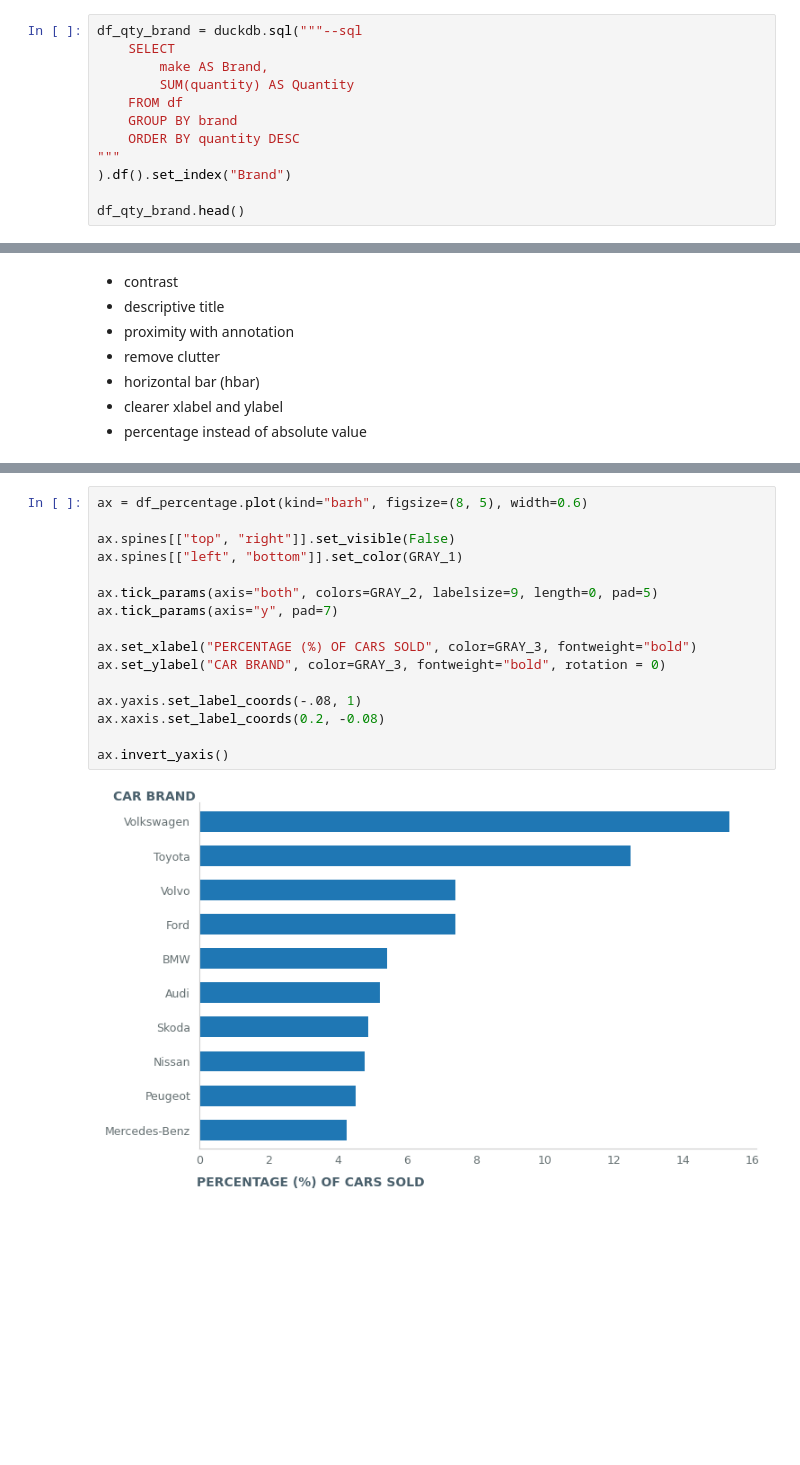
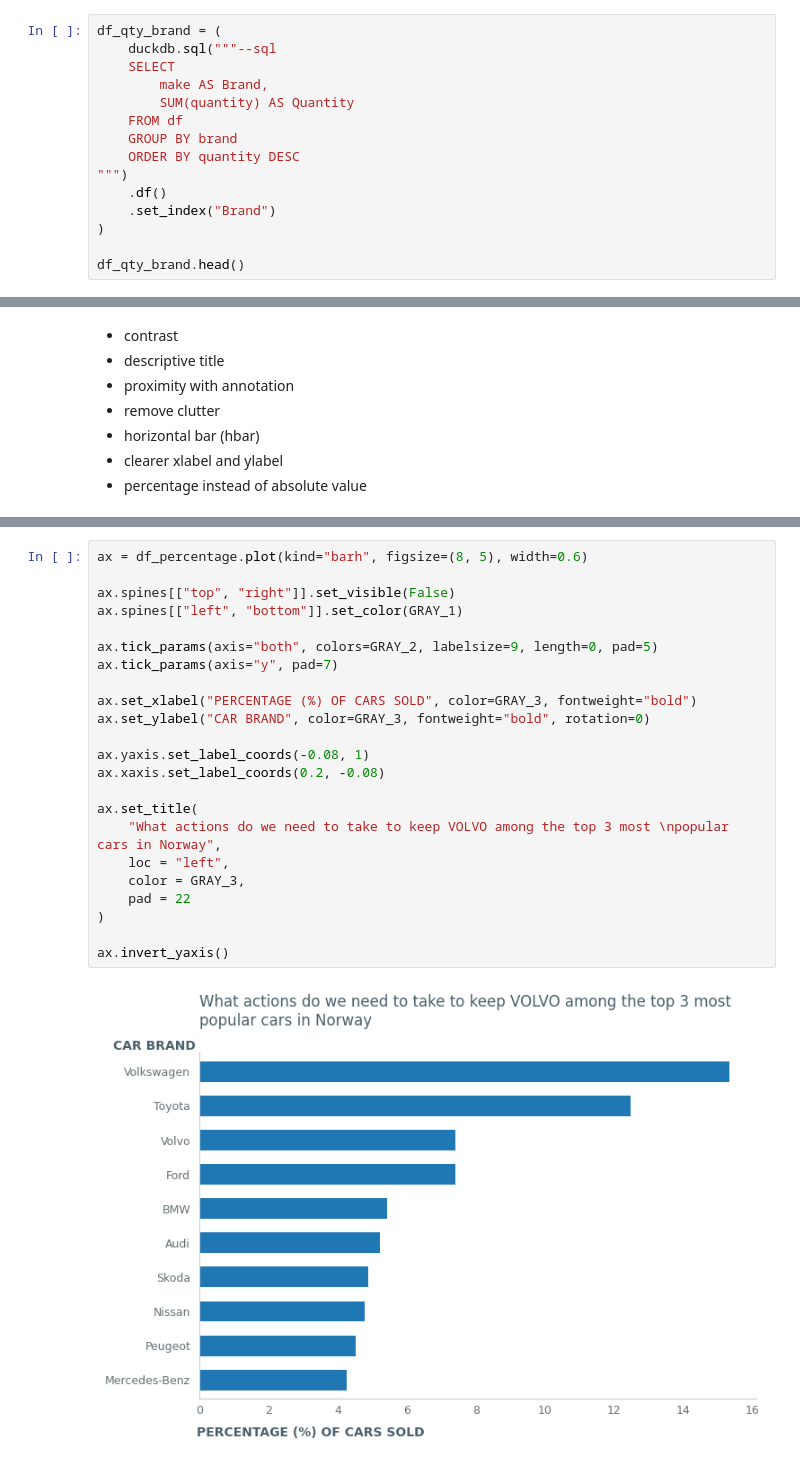
Before and after one commit to kokchun/data_vizualisation_kokchun_giang_de25, a Jupyter notebook: 10_storytelling_matplotlib/storytelling_bar.ipynb, the cells around one changed output, grey strips where cells are left out. Drawn from its saved outputs; the diff is of its cells as text; blank space fills up the shorter version.

```diff
--- a/10_storytelling_matplotlib/storytelling_bar.ipynb
+++ b/10_storytelling_matplotlib/storytelling_bar.ipynb
@@ -22,15 +22,18 @@ df.head()
 # %% [markdown]
 ## Pick out total quantity per brand
 # %%
-df_qty_brand = duckdb.sql("""--sql
+df_qty_brand = (
+    duckdb.sql("""--sql
     SELECT
         make AS Brand,
         SUM(quantity) AS Quantity
     FROM df
     GROUP BY brand
     ORDER BY quantity DESC
-"""
-).df().set_index("Brand")
+""")
+    .df()
+    .set_index("Brand")
+)
 
 df_qty_brand.head()
 # %% [output]
@@ -111,18 +114,25 @@ Name: Quantity, dtype: float64
 # %%
 ax = df_percentage.plot(kind="barh", figsize=(8, 5), width=0.6)
 
 ax.spines[["top", "right"]].set_visible(False)
 ax.spines[["left", "bottom"]].set_color(GRAY_1)
 
 ax.tick_params(axis="both", colors=GRAY_2, labelsize=9, length=0, pad=5)
 ax.tick_params(axis="y", pad=7)
 
 ax.set_xlabel("PERCENTAGE (%) OF CARS SOLD", color=GRAY_3, fontweight="bold")
-ax.set_ylabel("CAR BRAND", color=GRAY_3, fontweight="bold", rotation = 0)
+ax.set_ylabel("CAR BRAND", color=GRAY_3, fontweight="bold", rotation=0)
 
-ax.yaxis.set_label_coords(-.08, 1)
+ax.yaxis.set_label_coords(-0.08, 1)
 ax.xaxis.set_label_coords(0.2, -0.08)
 
+ax.set_title(
+    "What actions do we need to take to keep VOLVO among the top 3 most \npopular cars in Norway",
+    loc = "left",
+    color = GRAY_3,
+    pad = 22
+)
+
 ax.invert_yaxis()
 # %% [output]
-[figure, old version]
+[figure, new version]
```
Also changed, not shown: parts of 2 cells of this notebook.
